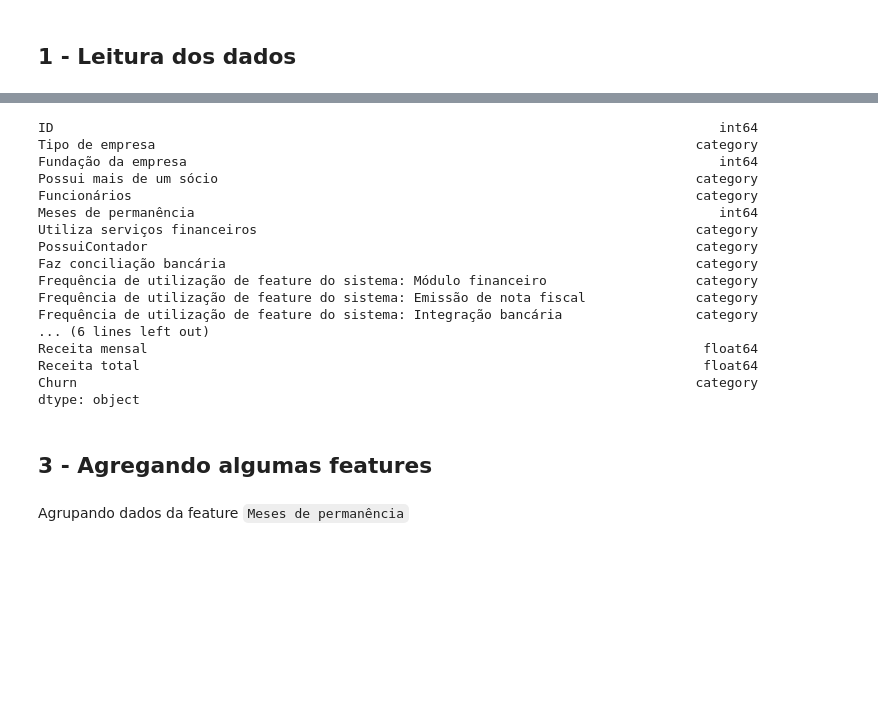
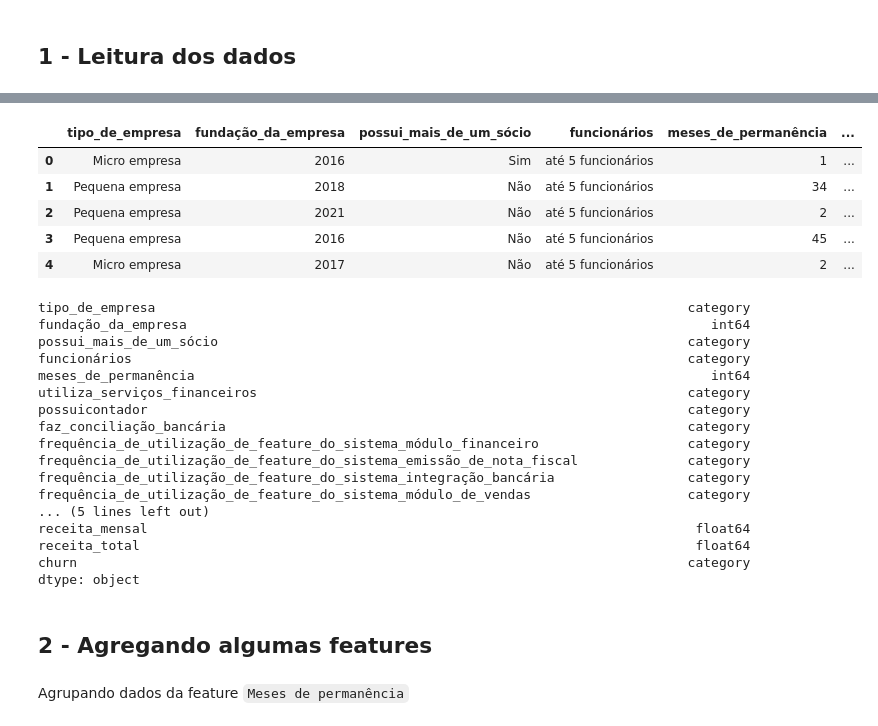
Before and after one commit to TalissaMoura/churn_prediction_for_erp, a Jupyter notebook: notebooks/03_create_baseline_model.ipynb, the cells around one changed output, grey strips where cells are left out. Drawn from its saved outputs; the diff is of its cells as text; code cells hidden in the pictures; blank space fills up the shorter version.

Commit message:
rerun notebook and save train and test data

```diff
--- a/notebooks/03_create_baseline_model.ipynb
+++ b/notebooks/03_create_baseline_model.ipynb
@@ -73,31 +26,55 @@ df.head()
-# %%
-def convert_to_categoric(dataframe:pd.DataFrame,subset:Union[str,list]):
-    new_df = dataframe.copy()
-    new_df[subset]=new_df[subset].astype("category")
-    return new_df
-
-cat_columns = list(df.select_dtypes(include="object",exclude=["float64","int64"]).columns)
-df = convert_to_categoric(dataframe=df,subset=cat_columns)
-df.dtypes
-# %% [output]
-ID                                                                                     int64
-Tipo de empresa                                                                     category
-Fundação da empresa                                                                    int64
-Possui mais de um sócio                                                             category
-Funcionários                                                                        category
-Meses de permanência                                                                   int64
-Utiliza serviços financeiros                                                        category
-PossuiContador                                                                      category
-Faz conciliação bancária                                                            category
-Frequência de utilização de feature do sistema: Módulo financeiro                   category
-Frequência de utilização de feature do sistema: Emissão de nota fiscal              category
-Frequência de utilização de feature do sistema: Integração bancária                 category
-... (6 lines left out)
-Receita mensal                                                                       float64
-Receita total                                                                        float64
-Churn                                                                               category
-dtype: object
+# %%
+CAT_FEATS = [
+    "tipo_de_empresa",
+    "possui_mais_de_um_sócio",
+    "funcionários",
+    "utiliza_serviços_financeiros",
+    "possuicontador",
+    "faz_conciliação_bancária",
+    "frequência_de_utilização_de_feature_do_sistema_módulo_financeiro",
+    "frequência_de_utilização_de_feature_do_sistema_emissão_de_nota_fiscal",
+    "frequência_de_utilização_de_feature_do_sistema_integração_bancária",
+    "frequência_de_utilização_de_feature_do_sistema_módulo_de_vendas",
+    "frequência_de_utilização_de_feature_do_sistema_relatórios",
+    "frequência_de_utilização_de_feature_do_sistema_utilização_de_apis_de_integração",
+    "contrato",
+    "emite_boletos",
+    "tipo_de_pagamento",
+    "churn"
+]
+
+cat_dtypes = {c:"category" for c in CAT_FEATS}
+
+df = pd.read_csv("./data/processed/cleared_df.csv",dtype=cat_dtypes)
+df.head()
+# %% [output]
+|  | tipo_de_empresa | fundação_da_empresa | possui_mais_de_um_sócio | funcionários | meses_de_permanência | ... |
+| 0 | Micro empresa | 2016 | Sim | até 5 funcionários | 1 | ... |
+| 1 | Pequena empresa | 2018 | Não | até 5 funcionários | 34 | ... |
+| 2 | Pequena empresa | 2021 | Não | até 5 funcionários | 2 | ... |
+| 3 | Pequena empresa | 2016 | Não | até 5 funcionários | 45 | ... |
+| 4 | Micro empresa | 2017 | Não | até 5 funcionários | 2 | ... |
+# %%
+df.dtypes
+# %% [output]
+tipo_de_empresa                                                                    category
+fundação_da_empresa                                                                   int64
+possui_mais_de_um_sócio                                                            category
+funcionários                                                                       category
+meses_de_permanência                                                                  int64
+utiliza_serviços_financeiros                                                       category
+possuicontador                                                                     category
+faz_conciliação_bancária                                                           category
+frequência_de_utilização_de_feature_do_sistema_módulo_financeiro                   category
+frequência_de_utilização_de_feature_do_sistema_emissão_de_nota_fiscal              category
+frequência_de_utilização_de_feature_do_sistema_integração_bancária                 category
+frequência_de_utilização_de_feature_do_sistema_módulo_de_vendas                    category
+... (5 lines left out)
+receita_mensal                                                                      float64
+receita_total                                                                       float64
+churn                                                                              category
+dtype: object
 # %% [markdown]
-## 3 - Agregando algumas features
+## 2 - Agregando algumas features
 # %% [markdown]
 Agrupando dados da feature `Meses de permanência`
```
Also changed, not shown: parts of 19 cells of this notebook.
